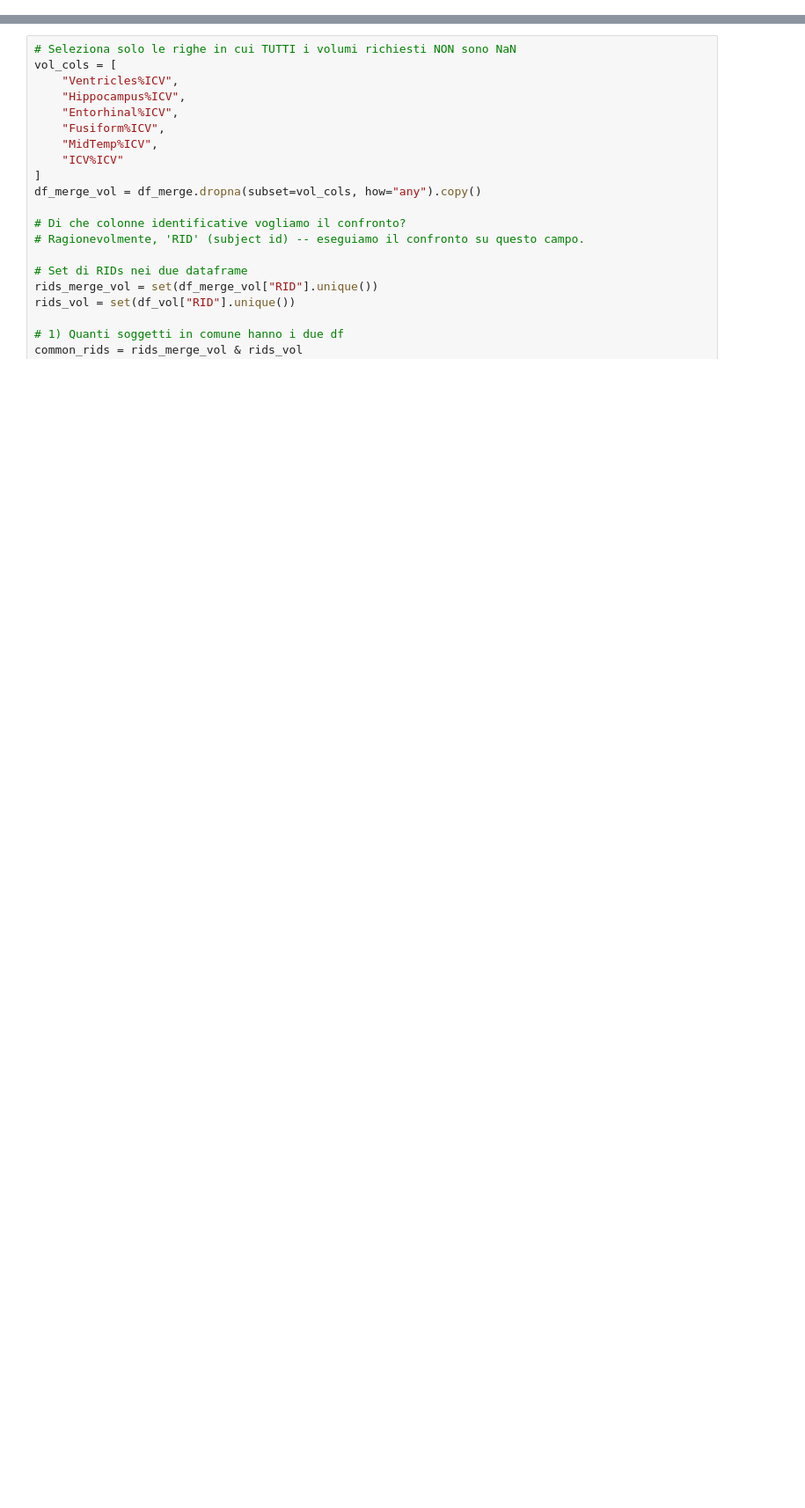
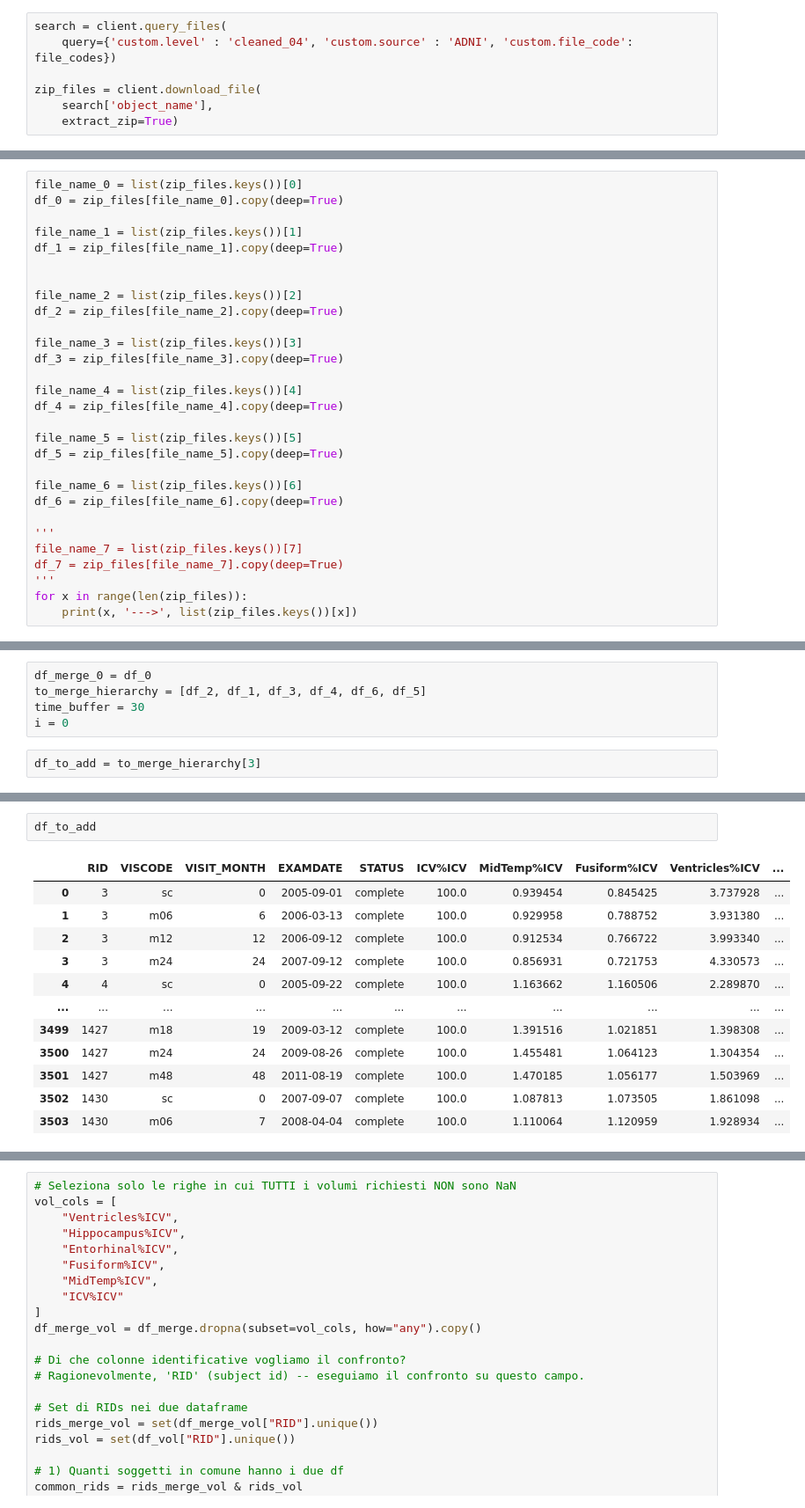
Before and after one commit to ifabfoundation/AIND, a Jupyter notebook: WP-2/Data_cleaning/merge_study.ipynb, the cells around one changed output, grey strips where cells are left out. Shown at 88% size. Saved outputs shown, nothing was run; the diff lists cells and outputs as text; blank space fills up the shorter version.

Commit message:
prima versione preliminare per merge di dataset, parte con studio dei file

```diff
--- a/WP-2/Data_cleaning/merge_study.ipynb
+++ b/WP-2/Data_cleaning/merge_study.ipynb
@@ -4,0 +35,7 @@ perchè potrebbero esserci altri file che riempiono questi buchi
+# %%
+search = client.query_files(
+    query={'custom.level' : 'cleaned_04', 'custom.source' : 'ADNI', 'custom.file_code': file_codes})
+
+zip_files = client.download_file(
+    search['object_name'],
+    extract_zip=True)
@@ -4,0 +46,29 @@ perchè potrebbero esserci altri file che riempiono questi buchi
+# %%
+file_name_0 = list(zip_files.keys())[0]
+df_0 = zip_files[file_name_0].copy(deep=True)
+
+file_name_1 = list(zip_files.keys())[1]
+df_1 = zip_files[file_name_1].copy(deep=True)
+
+
+file_name_2 = list(zip_files.keys())[2]
+df_2 = zip_files[file_name_2].copy(deep=True)
+
+file_name_3 = list(zip_files.keys())[3]
+df_3 = zip_files[file_name_3].copy(deep=True)
+
+file_name_4 = list(zip_files.keys())[4]
+df_4 = zip_files[file_name_4].copy(deep=True)
+
+file_name_5 = list(zip_files.keys())[5]
+df_5 = zip_files[file_name_5].copy(deep=True)
+
+file_name_6 = list(zip_files.keys())[6]
+df_6 = zip_files[file_name_6].copy(deep=True)
+
+'''
+file_name_7 = list(zip_files.keys())[7]
+df_7 = zip_files[file_name_7].copy(deep=True)
+'''
+for x in range(len(zip_files)):
+    print(x, '--->', list(zip_files.keys())[x])
@@ -4,0 +322,7 @@ perchè potrebbero esserci altri file che riempiono questi buchi
+# %%
+df_merge_0 = df_0
+to_merge_hierarchy = [df_2, df_1, df_3, df_4, df_6, df_5]
+time_buffer = 30
+i = 0
+# %%
+df_to_add = to_merge_hierarchy[3]
@@ -4,0 +331,15 @@ perchè potrebbero esserci altri file che riempiono questi buchi
+# %%
+df_to_add
+# %% [output]
+|  | RID | VISCODE | VISIT_MONTH | EXAMDATE | STATUS | ICV%ICV | MidTemp%ICV | Fusiform%ICV | Ventricles%ICV | ... |
+| 0 | 3 | sc | 0 | 2005-09-01 | complete | 100.0 | 0.939454 | 0.845425 | 3.737928 | ... |
+| 1 | 3 | m06 | 6 | 2006-03-13 | complete | 100.0 | 0.929958 | 0.788752 | 3.931380 | ... |
+| 2 | 3 | m12 | 12 | 2006-09-12 | complete | 100.0 | 0.912534 | 0.766722 | 3.993340 | ... |
+| 3 | 3 | m24 | 24 | 2007-09-12 | complete | 100.0 | 0.856931 | 0.721753 | 4.330573 | ... |
+| 4 | 4 | sc | 0 | 2005-09-22 | complete | 100.0 | 1.163662 | 1.160506 | 2.289870 | ... |
+| ... | ... | ... | ... | ... | ... | ... | ... | ... | ... | ... |
+| 3499 | 1427 | m18 | 19 | 2009-03-12 | complete | 100.0 | 1.391516 | 1.021851 | 1.398308 | ... |
+| 3500 | 1427 | m24 | 24 | 2009-08-26 | complete | 100.0 | 1.455481 | 1.064123 | 1.304354 | ... |
+| 3501 | 1427 | m48 | 48 | 2011-08-19 | complete | 100.0 | 1.470185 | 1.056177 | 1.503969 | ... |
+| 3502 | 1430 | sc | 0 | 2007-09-07 | complete | 100.0 | 1.087813 | 1.073505 | 1.861098 | ... |
+| 3503 | 1430 | m06 | 7 | 2008-04-04 | complete | 100.0 | 1.110064 | 1.120959 | 1.928934 | ... |
```
Also changed, not shown: parts of 22 cells of this notebook.
